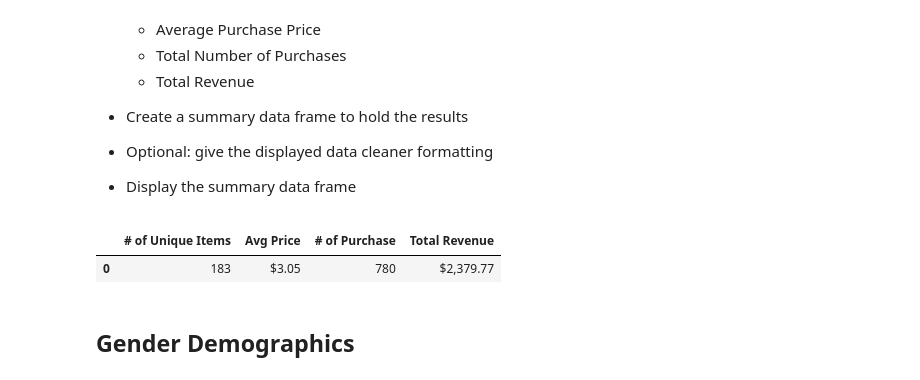
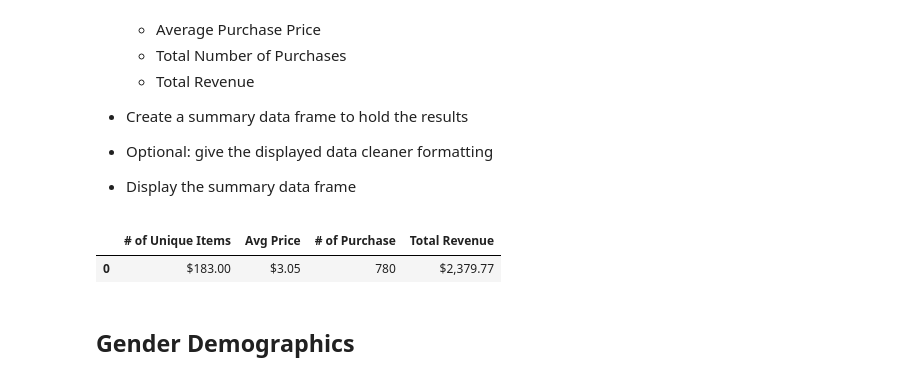
Before and after one commit to sbell1258/pandas-challenge, a Jupyter notebook: HeroesOfPymoli_starter.ipynb, the cells around one changed output. Drawn from its saved outputs; the diff is of its cells as text; code cells hidden in the pictures.

Commit message:
format chgs

```diff
--- a/HeroesOfPymoli_starter.ipynb
+++ b/HeroesOfPymoli_starter.ipynb
@@ -111,21 +111,29 @@ Total number of players:  576
 
 * Display the summary data frame
 # %%
+item_count = len(purchase_data["item_id"].value_counts())
+avg_price = purchase_data["Price"].mean()
+no_of_purchases = purchase_data['purchase_id'].count()
+tot_revenue = purchase_data["Price"].sum()
+
 column_names1 = ["# of Unique Items", "Avg Price", "# of Purchase", "Total Revenue"]
 purch_analysis_df = pd.DataFrame(columns = column_names1)
-purch_analysis_df.loc[0,'# of Unique Items'] = len(purchase_data["item_id"].value_counts())
-purch_analysis_df.loc[0,'Avg Price'] = purchase_data["Price"].mean()
-purch_analysis_df.loc[0,'# of Purchase'] = purchase_data['purchase_id'].count()
-purch_analysis_df.loc[0,'Total Revenue'] = purchase_data["Price"].sum()
+purch_analysis_df = pd.DataFrame({
+    "# of Unique Items": [item_count],
+    "Avg Price": [avg_price],
+    "# of Purchase": [no_of_purchases],
+    "Total Revenue": [tot_revenue]
+})
 
+purch_analysis_df['# of Unique Items'] = purch_analysis_df['# of Unique Items'].map("${:,.2f}".format)
 purch_analysis_df['Avg Price'] = purch_analysis_df['Avg Price'].map("${:,.2f}".format)
 purch_analysis_df['# of Purchase'] = purch_analysis_df['# of Purchase'].map("{:,}".format)
 purch_analysis_df['Total Revenue'] = purch_analysis_df['Total Revenue'].map("${:,.2f}".format)
 
 purch_analysis_df
 # %% [output]
 |  | # of Unique Items | Avg Price | # of Purchase | Total Revenue |
-| 0 | 183 | $3.05 | 780 | $2,379.77 |
+| 0 | $183.00 | $3.05 | 780 | $2,379.77 |
 # %% [markdown]
 ## Gender Demographics
 # %% [markdown]
```
